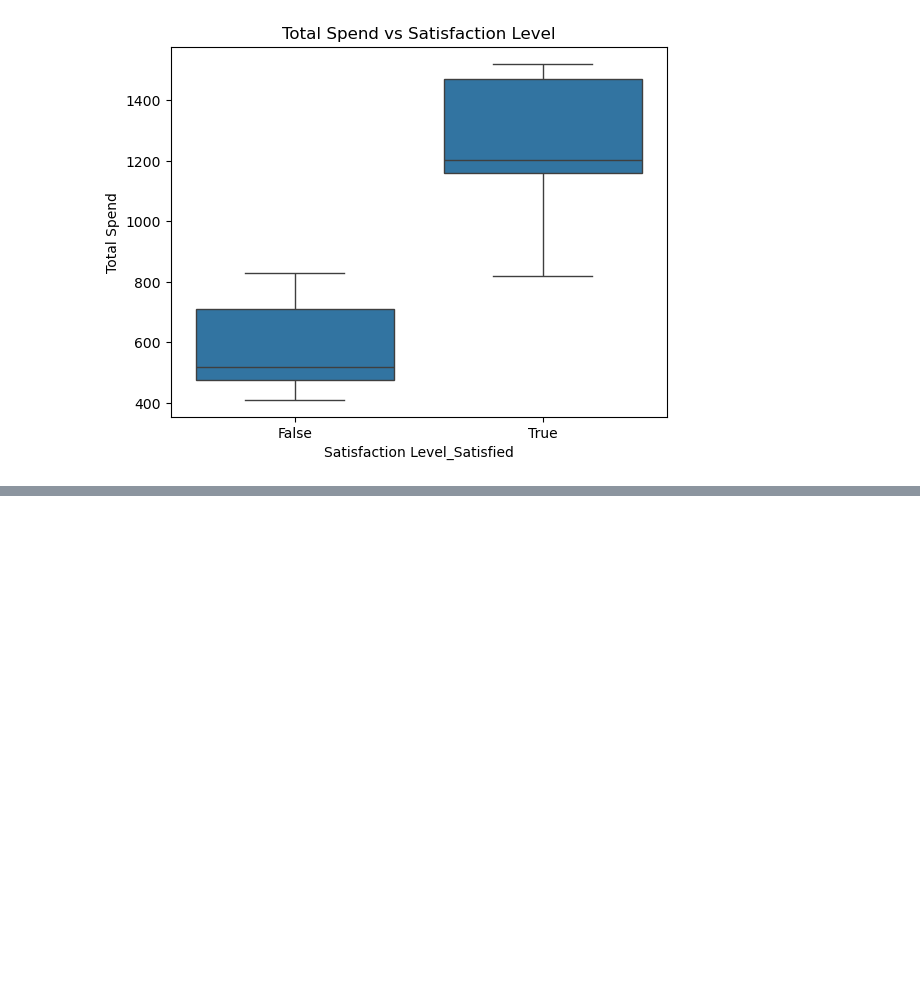
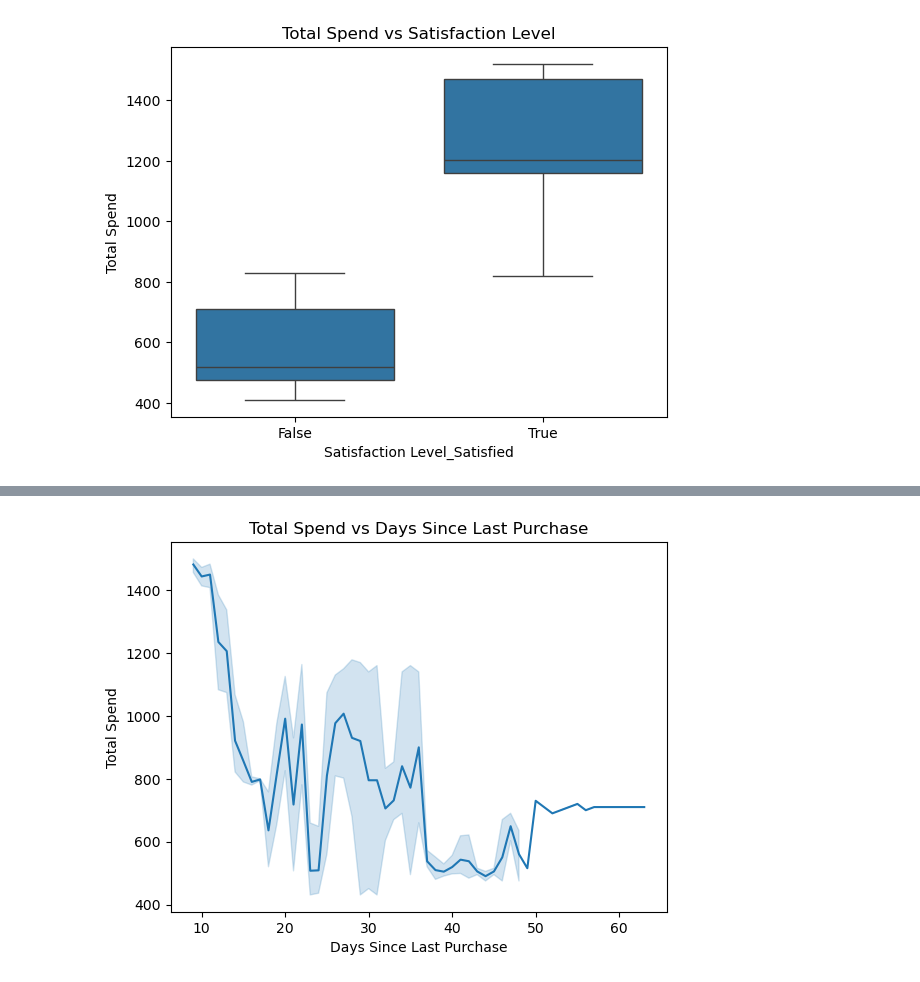
Before and after one commit to Rashi990/IS4116_BIS_Assignment, a Jupyter notebook: notebooks/data_analysis.ipynb, the cells around one changed output, grey strips where cells are left out. Cells and saved outputs as stored; diff of their text form; code cells hidden in the pictures; blank space fills up the shorter version.

```diff
--- a/notebooks/data_analysis.ipynb
+++ b/notebooks/data_analysis.ipynb
@@ -142,0 +168,9 @@ plt.show()
+# %%
+# Line plot for Total Spend vs Days Since Last Purchase
+sns.lineplot(x=df['Days Since Last Purchase'], y=df['Total Spend'])
+plt.title('Total Spend vs Days Since Last Purchase')
+plt.xlabel('Days Since Last Purchase')
+plt.ylabel('Total Spend')
+plt.show()
+# %% [output]
+[figure, added]
```
Also changed, not shown: parts of 6 cells of this notebook.
